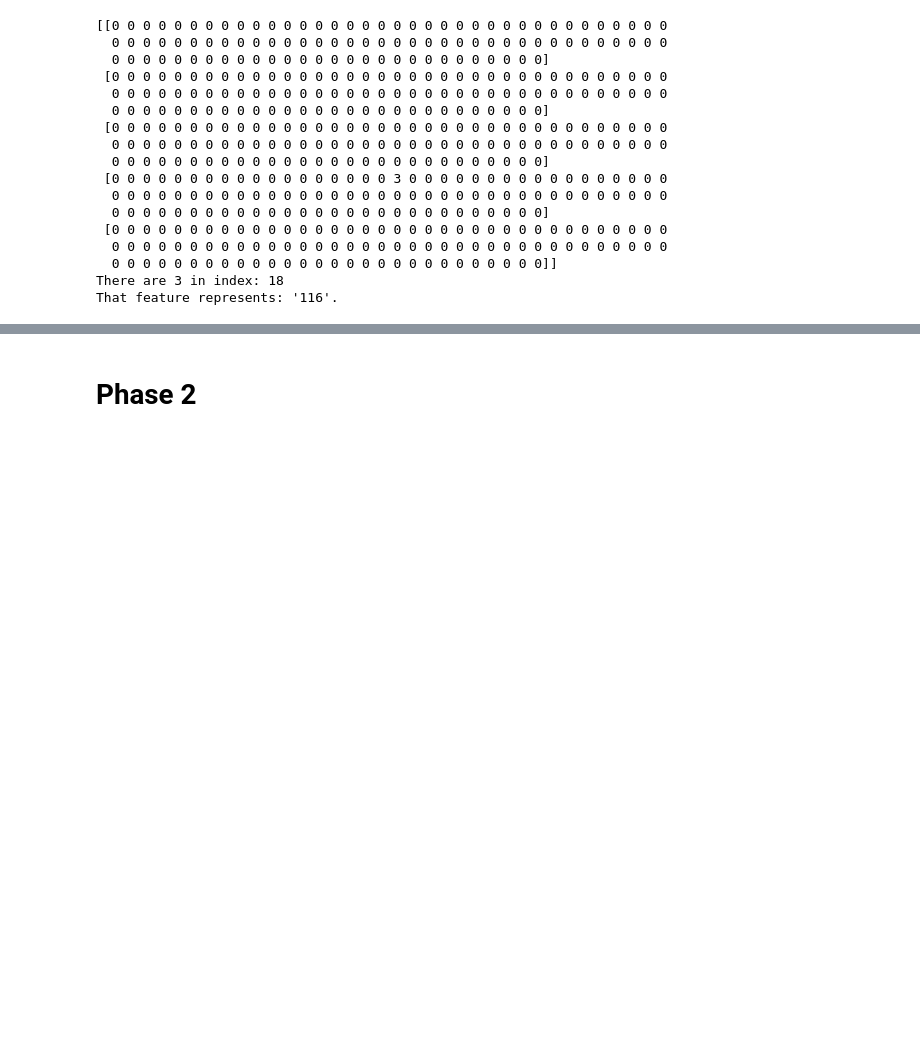
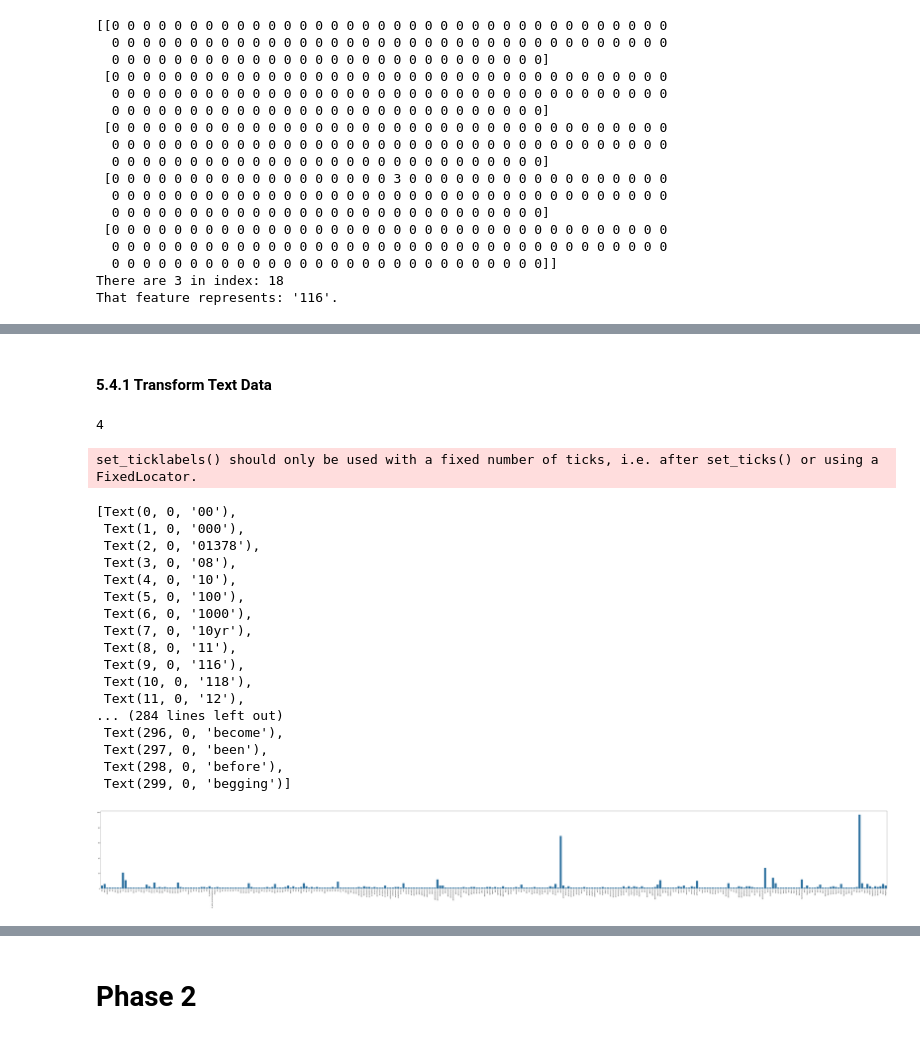
Before and after one commit to jungswork/DM2025-Lab1-Exercise, a Jupyter notebook: DM2025-Lab1-Homework.ipynb, the cells around one changed output, grey strips where cells are left out. Saved outputs shown, nothing was run; the diff lists cells and outputs as text; code cells hidden in the pictures; blank space fills up the shorter version.

```diff
--- a/DM2025-Lab1-Homework.ipynb
+++ b/DM2025-Lab1-Homework.ipynb
@@ -705,3 +705,39 @@ df_todraw_sample.shape
 # %% [output]
 (400, 2783)
 [figure]
+# %% [markdown]
+#### 5.4.1 Transform Text Data
+# %%
+# 關鍵詞出現頻率，以 numpy 做計算
+term_frequencies = np.asarray(stock_token_counts.sum(axis = 0))[0]
+
+# check
+print(term_frequencies[0])
+# %% [output]
+4
+# %%
+# use seaborn to plot terms frequencies figure
+plt.subplots(figsize = (100,10))
+fig_termfreqs_sns = sns.barplot(x= count_vect.get_feature_names_out()[0: 300],
+                                y= term_frequencies[0: 300])
+fig_termfreqs_sns.set_xticklabels(count_vect.get_feature_names_out()[0: 300], rotation = 90)
+# %% [output]
+set_ticklabels() should only be used with a fixed number of ticks, i.e. after set_ticks() or using a FixedLocator.
+[Text(0, 0, '00'),
+ Text(1, 0, '000'),
+ Text(2, 0, '01378'),
+ Text(3, 0, '08'),
+ Text(4, 0, '10'),
+ Text(5, 0, '100'),
+ Text(6, 0, '1000'),
+ Text(7, 0, '10yr'),
+ Text(8, 0, '11'),
+ Text(9, 0, '116'),
+ Text(10, 0, '118'),
+ Text(11, 0, '12'),
+... (284 lines left out)
+ Text(296, 0, 'become'),
+ Text(297, 0, 'been'),
+ Text(298, 0, 'before'),
+ Text(299, 0, 'begging')]
+[figure, added]
```
Also changed, not shown: parts of 5 cells of this notebook.
